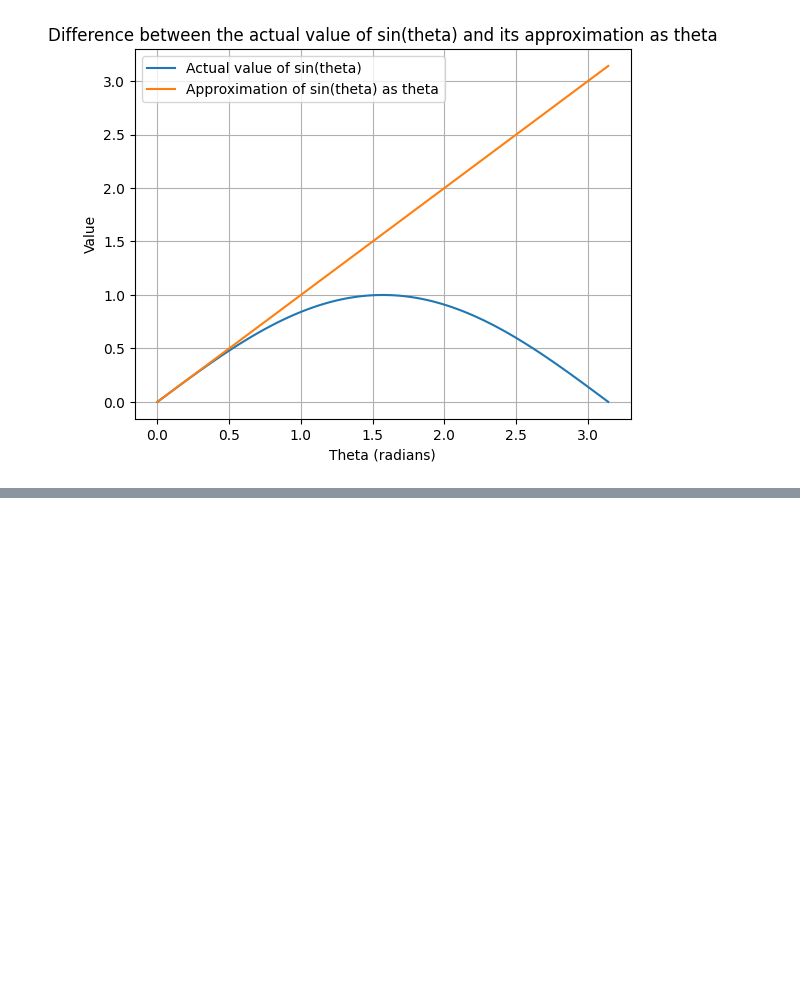
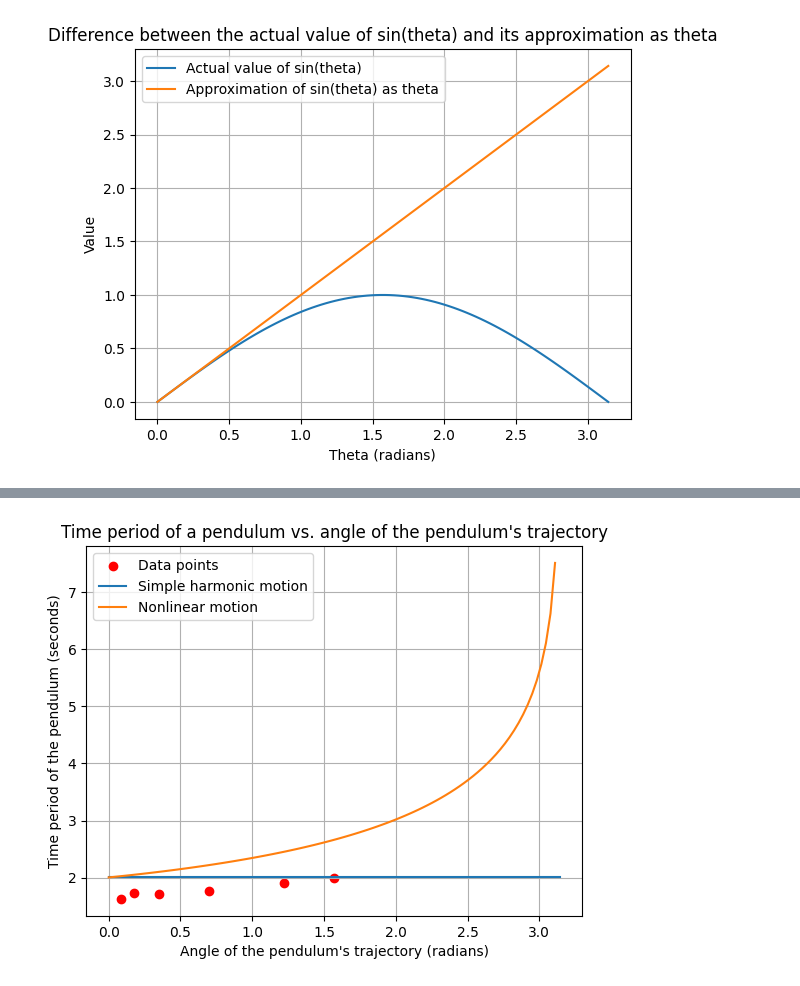
Before and after one commit to Darth-Hidious/rando6969, a Jupyter notebook: Kovid_angle_plots.ipynb, the cells around one changed output, grey strips where cells are left out. Drawn from its saved outputs; the diff is of its cells as text; code cells hidden in the pictures; blank space fills up the shorter version.

```diff
--- a/Kovid_angle_plots.ipynb
+++ b/Kovid_angle_plots.ipynb
@@ -75,0 +103,27 @@ plt.show()
+# %%
+import numpy as np
+import matplotlib.pyplot as plt
+from scipy.special import ellipk
+
+
+L = 1 # Length of the pendulum in meters
+g = 9.81
+theta = np.linspace(0, np.pi, 100)
+T_simple = 2 * np.pi * np.sqrt(L / g)
+T_nonlinear = 4 * np.sqrt(L / g) * ellipk(np.sin(theta / 2))
+T_simple_array = np.full(100, T_simple)
+theta_data = np.deg2rad([5, 10, 20, 40, 70, 90]) # Data for the angle of the pendulum's trajectory in radians
+T_data = np.array([1.63, 1.73, 1.71, 1.76, 1.91, 2.00]) # Data for the time period of the pendulum in seconds
+
+
+plt.scatter(theta_data, T_data, label='Data points', color='red')
+plt.plot(theta, T_simple_array, label='Simple harmonic motion')
+plt.plot(theta, T_nonlinear, label='Nonlinear motion')
+plt.xlabel('Angle of the pendulum\'s trajectory (radians)')#öffungswinkel des pendels
+plt.ylabel('Time period of the pendulum (seconds)')#zeitspanne
+plt.title('Time period of a pendulum vs. angle of the pendulum\'s trajectory')#zeitspanne v/s öffungswinkel des pendels
+plt.legend()
+plt.grid()
+plt.show()
+# %% [output]
+[figure, added]
```
Also changed, not shown: parts of 1 cell of this notebook.
